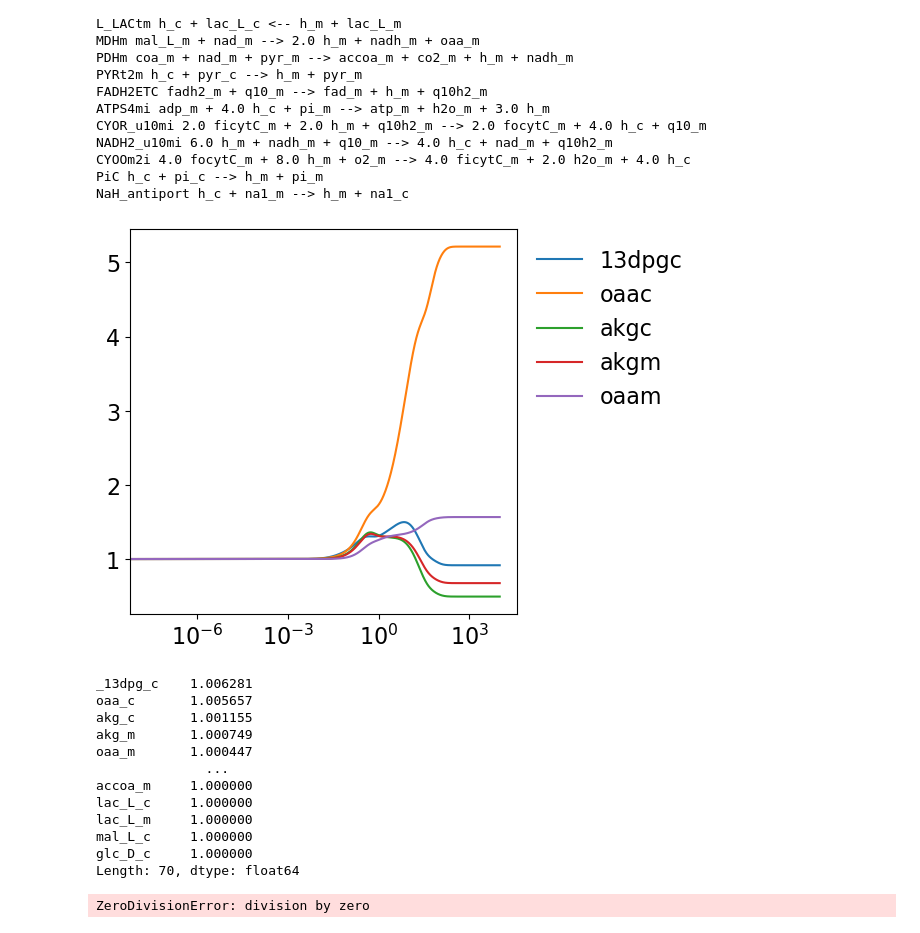
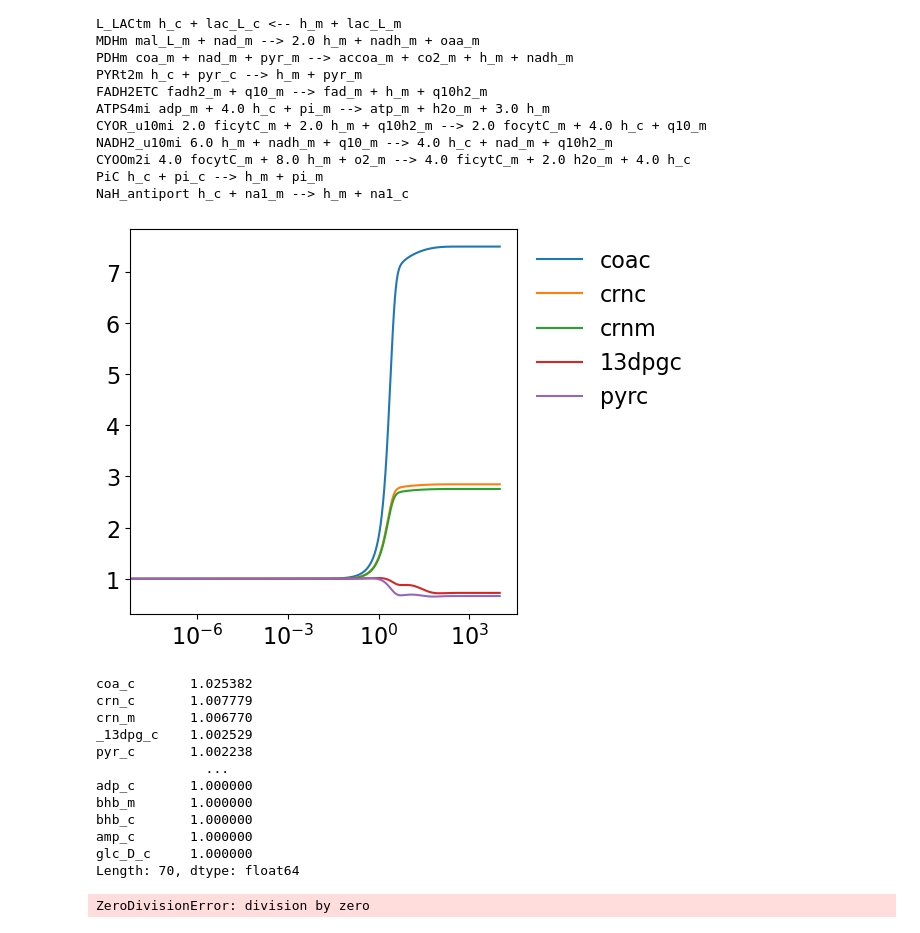
Before and after one commit to weilandtd/competitive_catabolism, a Jupyter notebook: mechanistic_model/control_analysis.ipynb, the cells around one changed output. Drawn from its saved outputs; the diff is of its cells as text; code cells hidden in the pictures.

```diff
--- a/mechanistic_model/control_analysis.ipynb
+++ b/mechanistic_model/control_analysis.ipynb
@@ -510,5 +528,5 @@ plt.savefig('./output/energy_demand_perturbation.svg')
 # %%
-additional_effect = {'vmax_forward_cyt_atp2adp': 1.0,'glc_D_e':1.0, 'lac_L_e':1.0, 'bhb_e':1.0, 'hdca_e':0.2,
+additional_effect = {'vmax_forward_cyt_atp2adp': 1.0,'glc_D_e':1.0, 'lac_L_e':1.0, 'bhb_e':1.0, 'hdca_e':0.1,
                      'vmax_forward_GLCt1r':1.0,'vmax_forward_PFK':1.0,'vmax_forward_ENO':1.0, 'vmax_forward_ASPGLUm':1.0,                      }
 res = compute_uptake_perturbation('hdca_e', 1.0, time=np.logspace(-6, 4, 1000)-1e-6,
                                   parameter_perturbation=additional_effect, steady_state=False, )
@@ -628,36 +646,36 @@ NaH_antiport h_c + na1_m --> h_m + na1_c
 # %%
 # Plot relative concentrations
 conc = (res.iloc[:,len(kmodel.reactions):] / mean_concentrations).dropna(axis=1)
 
 # maximum changein 10 min
-max_change = conc[conc.index  < 1e-2].abs().max()
+max_change = conc[conc.index  < 1e-1].abs().max()
 # Rank the metabolites by the maximum change
 ranked_metabolites = list(max_change.sort_values(ascending=False).index)
 # Get top 10
 conc_filtered = conc.loc[:,ranked_metabolites[:5] ]
 # conc_filtered = conc.loc[:,['h_c','h_m','nad_c','nad_c',
 #                             'lac_L_c','pmtcoa_c','pyr_c','pyr_m','coa_m']]
 # substitute metabolite names starting with _
 conc_filtered.columns = [i.replace('_','') for i in conc_filtered.columns]
 f, ax = plt.subplots(figsize=(5,5))
 conc_filtered.plot(ax=ax)
 plt.legend(loc='upper left', bbox_to_anchor=(1, 1), frameon=False)
 plt.xscale('log')
 # %% [output]
-[figure, old version]
+[figure, new version]
 # %%
 max_change.sort_values(ascending=False)
 # %% [output]
-_13dpg_c    1.006281
-oaa_c       1.005657
-akg_c       1.001155
-akg_m       1.000749
-oaa_m       1.000447
+coa_c       1.025382
+crn_c       1.007779
+crn_m       1.006770
+_13dpg_c    1.002529
+pyr_c       1.002238
               ...
-accoa_m     1.000000
-lac_L_c     1.000000
-lac_L_m     1.000000
-mal_L_c     1.000000
+adp_c       1.000000
+bhb_m       1.000000
+bhb_c       1.000000
+amp_c       1.000000
 glc_D_c     1.000000
 Length: 70, dtype: float64
 # %%
```
Also changed, not shown: parts of 24 cells of this notebook, 14 other files.
